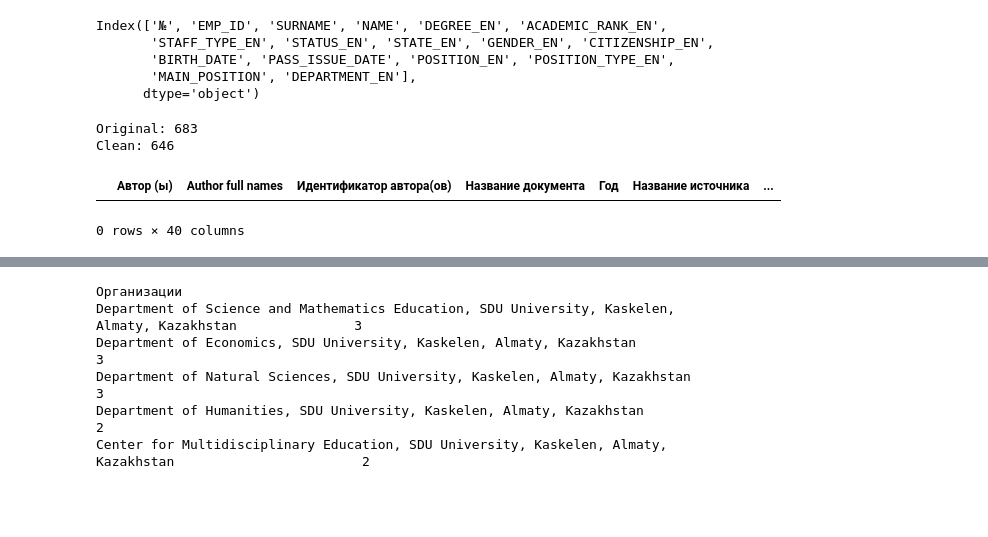
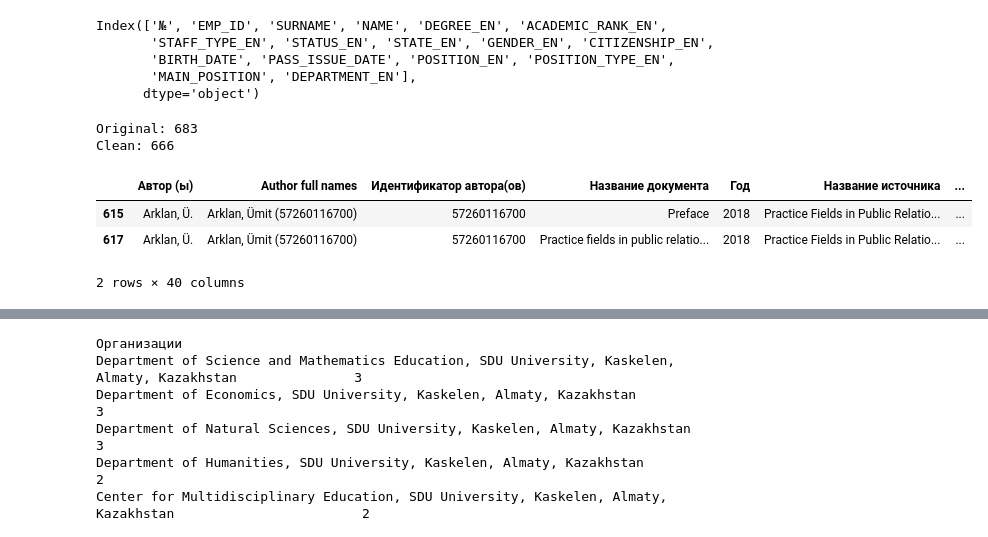
Before and after one commit to akbooo/scopus_sdu, a Jupyter notebook: Untitled-1.ipynb, the cells around one changed output, grey strips where cells are left out. Drawn from its saved outputs; the diff is of its cells as text; code cells hidden in the pictures; blank space fills up the shorter version.

Commit message:
fixing authors

```diff
--- a/Untitled-1.ipynb
+++ b/Untitled-1.ipynb
@@ -75,12 +75,9 @@ import pandas as pd
 
 df = pd.read_csv("result_final5.csv")
 
-turkish_chars = "çğıöşüÇĞİÖŞÜ"
-
 doi_to_remove = [
 "10.1017/aae.2022.13",
 "10.1109/ICECCO58239.2023.10147150",
-"10.18576/amis/190508",
 "10.1109/CompSysTech65493.2025.11137272",
 "10.1007/s00500-021-06695-0",
 "10.1109/SIST50301.2021.9465954",
@@ -91,35 +88,36 @@ doi_to_remove = [
 "10.1080/14790718.2023.2265428",
 "10.17853/1994-5639-2022-8-95-115",
 '10.1515/applirev-2019-0021',
 '10.33225/pec/18.76.816',
 '10.13187/ejced.2018.2.344',
 '10.26417/89hk5e18',
 
+
 ]
 
 # турецкие символы
-mask_chars = df["Author full names"].str.contains(f"[{turkish_chars}]", na=False)
-
 # два DOI которые нужно считать турецкими
 mask_extra_doi = df["DOI"].isin([
 "10.4314/ahs.v15i3.29",
 "10.1007/s10953-025-01427-6"
 ])
 
 # общий фильтр турецких записей
-mask_turkish = mask_chars | mask_extra_doi
+mask_turkish = mask_extra_doi
 
 # удалить DOI из списка
 mask_remove_doi = df["DOI"].isin(doi_to_remove)
 
 # итог: удалить всё
 df_clean = df[~(mask_turkish | mask_remove_doi)]
 
 print("Original:", len(df))
 print("Clean:", len(df_clean))
 df_clean[df_clean['Идентификатор автора(ов)']=='57260116700']
 # %% [output]
 Original: 683
-Clean: 646
+Clean: 666
 |  | Автор (ы) | Author full names | Идентификатор автора(ов) | Название документа | Год | Название источника | ... |
+| 615 | Arklan, Ü. | Arklan, Ümit (57260116700) | 57260116700 | Preface | 2018 | Practice Fields in Public Relatio... | ... |
+| 617 | Arklan, Ü. | Arklan, Ümit (57260116700) | 57260116700 | Practice fields in public relatio... | 2018 | Practice Fields in Public Relatio... | ... |
-0 rows × 40 columns
+2 rows × 40 columns
```
Also changed, not shown: parts of 11 cells of this notebook, 6 other files.
